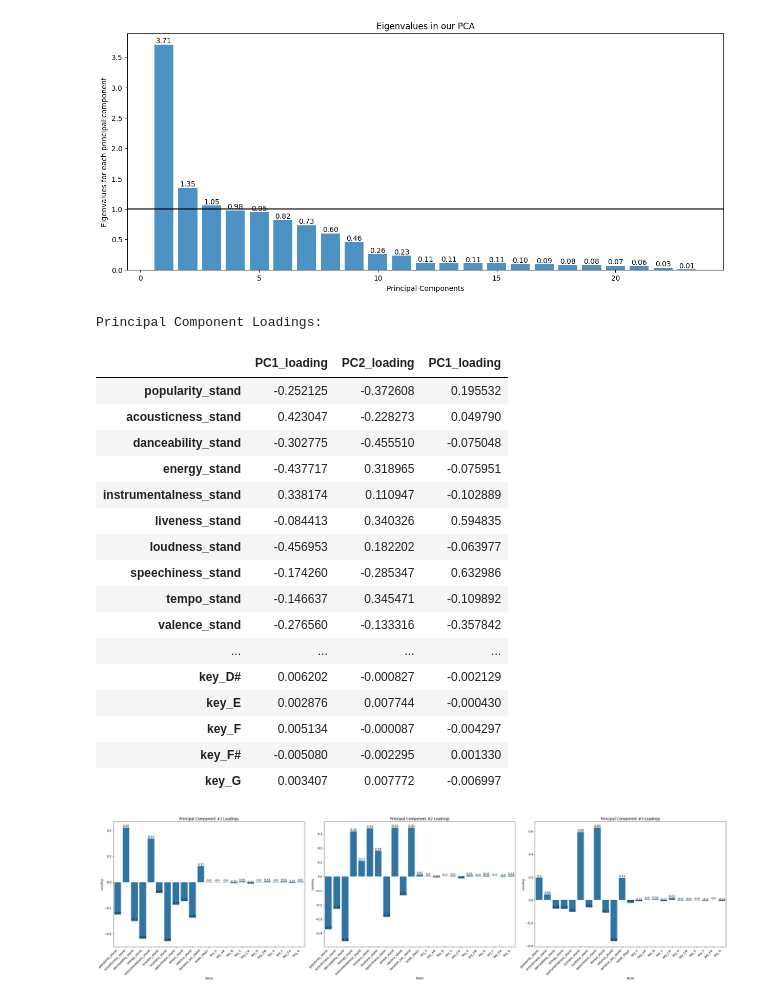
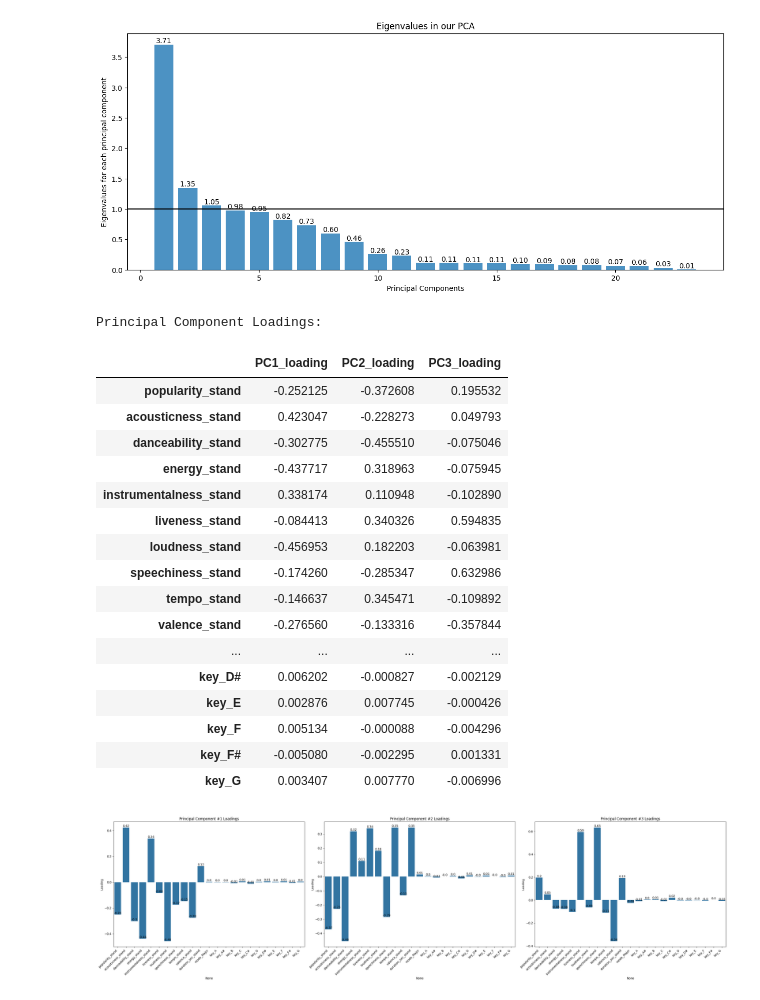
Before and after one commit to whykay-01/machine-learning-music-genre-classifier, a Jupyter notebook: capstone_data_analysis.ipynb, the cells around one changed output. Drawn from its saved outputs; the diff is of its cells as text; code cells hidden in the pictures.

```diff
--- a/capstone_data_analysis.ipynb
+++ b/capstone_data_analysis.ipynb
@@ -93,34 +93,34 @@ plt.show()
 # %%
 from sklearn.decomposition import PCA
 import pandas as pd
 
 pca = PCA(n_components=3)
 principalComponents = pca.fit_transform(final_df)
 loadings = pca.components_
 principalDf = pd.DataFrame(data=principalComponents, columns=['principal component #1', 'principal component #2', 'principal component #3'])
-loadingsDf = pd.DataFrame(data=loadings.T, columns=['PC1_loading', 'PC2_loading', 'PC1_loading'], index=final_df.columns)
+loadingsDf = pd.DataFrame(data=loadings.T, columns=['PC1_loading', 'PC2_loading', 'PC3_loading'], index=final_df.columns)
 
 print("Principal Component Loadings:")
 loadingsDf
 # %% [output]
 Principal Component Loadings:
-|  | PC1_loading | PC2_loading | PC1_loading |
+|  | PC1_loading | PC2_loading | PC3_loading |
 | popularity_stand | -0.252125 | -0.372608 | 0.195532 |
-| acousticness_stand | 0.423047 | -0.228273 | 0.049790 |
-| danceability_stand | -0.302775 | -0.455510 | -0.075048 |
-| energy_stand | -0.437717 | 0.318965 | -0.075951 |
-| instrumentalness_stand | 0.338174 | 0.110947 | -0.102889 |
+| acousticness_stand | 0.423047 | -0.228273 | 0.049793 |
+| danceability_stand | -0.302775 | -0.455510 | -0.075046 |
+| energy_stand | -0.437717 | 0.318963 | -0.075945 |
+| instrumentalness_stand | 0.338174 | 0.110948 | -0.102890 |
 | liveness_stand | -0.084413 | 0.340326 | 0.594835 |
-| loudness_stand | -0.456953 | 0.182202 | -0.063977 |
+| loudness_stand | -0.456953 | 0.182203 | -0.063981 |
 | speechiness_stand | -0.174260 | -0.285347 | 0.632986 |
 | tempo_stand | -0.146637 | 0.345471 | -0.109892 |
-| valence_stand | -0.276560 | -0.133316 | -0.357842 |
+| valence_stand | -0.276560 | -0.133316 | -0.357844 |
 | ... | ... | ... | ... |
 | key_D# | 0.006202 | -0.000827 | -0.002129 |
-| key_E | 0.002876 | 0.007744 | -0.000430 |
-| key_F | 0.005134 | -0.000087 | -0.004297 |
-| key_F# | -0.005080 | -0.002295 | 0.001330 |
-| key_G | 0.003407 | 0.007772 | -0.006997 |
+| key_E | 0.002876 | 0.007745 | -0.000426 |
+| key_F | 0.005134 | -0.000088 | -0.004296 |
+| key_F# | -0.005080 | -0.002295 | 0.001331 |
+| key_G | 0.003407 | 0.007770 | -0.006996 |
 # %%
 import seaborn as sns
 
```
Also changed, not shown: parts of 9 cells of this notebook.
